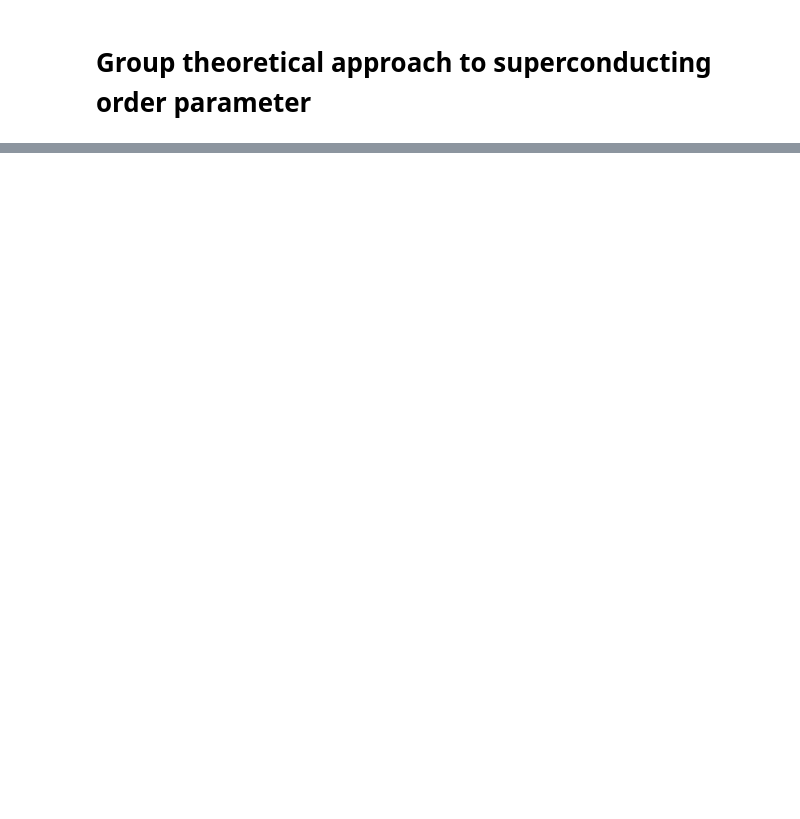
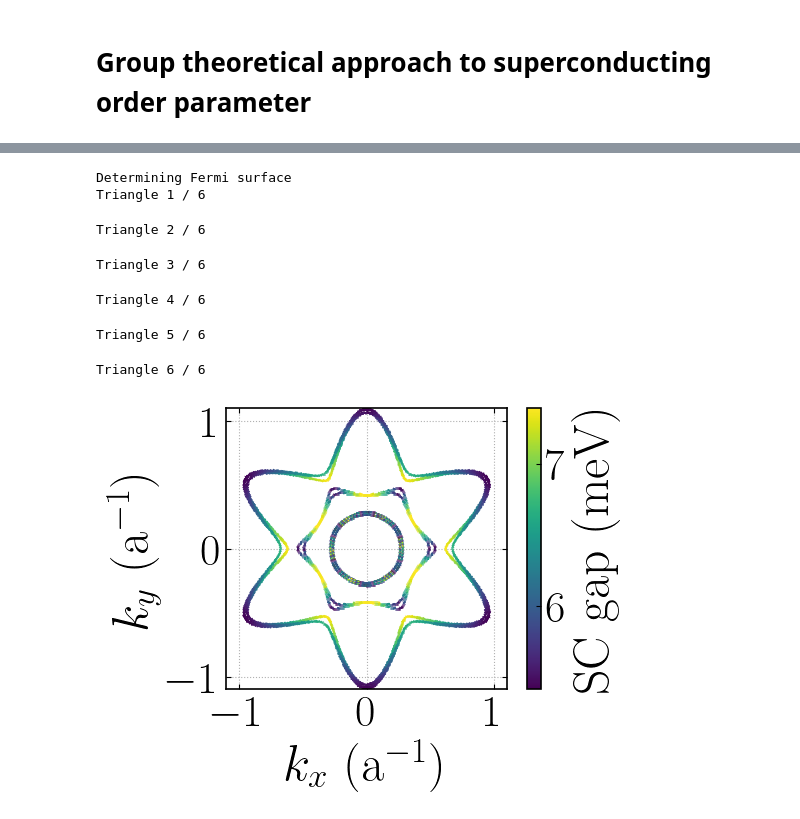
Before and after one commit to j-czarnecki/LAO-STO, a Jupyter notebook: Symbolic/SuperconductingGapSymmetry.ipynb, the cells around one changed output, grey strips where cells are left out. Drawn from its saved outputs; the diff is of its cells as text; code cells hidden in the pictures; blank space fills up the shorter version.

```diff
--- a/Symbolic/SuperconductingGapSymmetry.ipynb
+++ b/Symbolic/SuperconductingGapSymmetry.ipynb
@@ -757,0 +1028,18 @@ def calculate_free_energy(ir_coeffs: np.ndarray, args: tuple) -> np.float64:
+# %%
+params_sc = dispersion_parameters() # default values
+params_sc.mu = np.float64(-1000)
+ir= "A_1"
+ir_coeffs = np.array([np.complex128(0.0) for _ in range(len(pairing_matrices_ir_dict[ir]))])
+ir_coeffs[0] = 5
+ir_coeffs[1] = 5
+# %%
+plot_sc_gap(params_sc, ir, ir_coeffs)
+# %% [output]
+Determining Fermi surface
+Triangle 1 / 6
+Triangle 2 / 6
+Triangle 3 / 6
+Triangle 4 / 6
+Triangle 5 / 6
+Triangle 6 / 6
+[figure, added]
```
Also changed, not shown: parts of 27 cells of this notebook, 1 other file.
